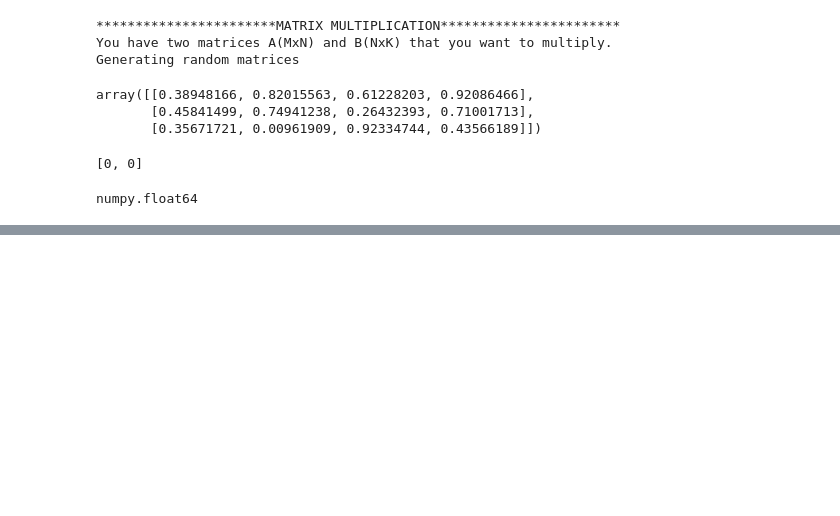
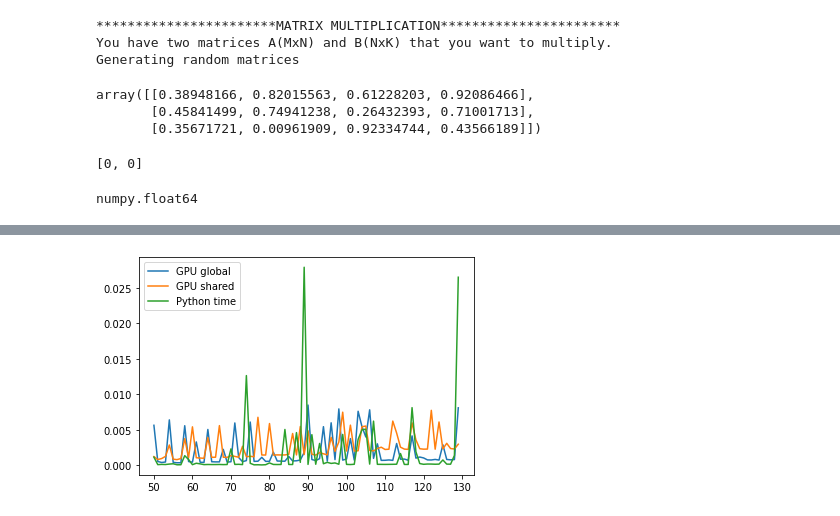
Before and after one commit to henrikhestnes/ECE277-GPU-Programming, a Jupyter notebook: final_project/code/test.ipynb, the cells around one changed output, grey strips where cells are left out. Drawn from its saved outputs; the diff is of its cells as text; code cells hidden in the pictures; blank space fills up the shorter version.

Commit message:
shared memory working with arbitrary sized matrices

```diff
--- a/final_project/code/test.ipynb
+++ b/final_project/code/test.ipynb
@@ -70,3 +70,101 @@ B = np.random.rand(3, 2)
 type(A[0, 0])
 # %% [output]
 numpy.float64
+# %%
+import numpy as np
+import time
+import matplotlib.pyplot as plt
+
+import sys
+sys.path.append('build')
+import gpu_library
+
+def python_multiply(A, B):
+    start = time.perf_counter()
+    C = A @ B
+    end = time.perf_counter()
+    print(f"Python matrix multiplication took {end-start} seconds")
+    return C
+
+
+def main():
+    # print("***********************MATRIX MULTIPLICATION***********************")
+    # one_more_time = "y"
+    # while(one_more_time == "y"):
+    #     print("You have two matrices A(MxN) and B(NxK) that you want to multiply.")
+    #     M, N, K = input("Enter their dimensions(M, N, K): ").split(",")
+    #     M, N, K = int(M), int(N), int(K)
+
+    #     A = np.random.rand(M, N)
+    #     B = np.random.rand(N, K)
+
+    #     own_elements = input("Do you want to specify your own elements?(y/n) ").lower()
+
+    #     if own_elements == "y":
+    #         for i in range(M):
+    #             for j in range(N):
+    #                 A[i, j] = float(input(f"Chose element ({i}, {j}) of matrix A: "))
+    #         for i in range(N):
+    #             for j in range(K):
+    #                 B[i, j] = float(input(f"Chose element ({i}, {j}) of matrix B: "))
+
+    #     python_multiply(A, B)
+
+
+
+    #     one_more_time = input("Do you want to calculate anoter matrix multiply?(y/n) ").lower()
+    # start = time.perf_counter()
+    # C_CPU = np.zeros(M*K)
+    # gpu_library.cpu_matrix_multiply(A.reshape(M*N), B.reshape(N*K), C_CPU, M, N, K)
+    # end = time.perf_counter()
+    # print("CPU in C++ time: " + str(end-start))
+    # M, N, K = 32*4, 32*4, 32*4
+    m, n, k = [i for i in range(70, 150)], [i for i in range(50, 200)], [i for i in range(50, 200)]
+    time_gpu_global = []
+    time_gpu_shared = []
+    time_python = []
+    Ns = []
+
+    for M, N, K in zip(m, n, k):
+        Ns.append(N)
+        A = np.random.rand(M, N)
+        B = np.random.rand(N, K)
+
+        start = time.perf_counter()
+        C_GPU_GLOBAL = np.zeros(M*K)
+        gpu_library.cuda_global_matrix_multiply(A.reshape(M*N), B.reshape(N*K), C_GPU_GLOBAL, M, N, K)
+        end = time.perf_counter()
+        time_gpu_global.append(end-start)
+        print("GPU with only global memory time: " + str(end-start))
+
+        start = time.perf_counter()
+        C_GPU_SHARED = np.zeros(M*K)
+        gpu_library.cuda_shared_matrix_multiply(A.reshape(M*N), B.reshape(N*K), C_GPU_SHARED, M, N, K)
+        end = time.perf_counter()
+        time_gpu_shared.append(end-start)
+        print("GPU with shared memory time: " + str(end-start))
+
+        start = time.perf_counter()
+        C_PYTHON = A @ B
+        end = time.perf_counter()
+        time_python.append(end-start)
+        print("Python time: " + str(end-start))
+
+
+        if not np.allclose(C_GPU_SHARED.reshape(M, K),C_PYTHON):
+            print(f"Error on shared size {N}")
+
+        if not np.allclose(C_GPU_GLOBAL.reshape(M, K),C_PYTHON):
+            print(f"Error on global size {N}")
+    plt.plot(Ns, time_gpu_global)
+    plt.plot(Ns, time_gpu_shared)
+    plt.plot(Ns, time_python)
+    plt.legend(["GPU global", "GPU shared", "Python time"])
+    plt.show
+    # print(f"\nCPU in C++ result correct: {np.allclose(C_CPU.reshape(M, K),C_PYTHON)}")
+    # print(f"GPU with only global memory correct: {np.allclose(C_GPU_GLOBAL.reshape(M, K),C_PYTHON)}")
+    # print(f"GPU with shared memory correct: {np.allclose(C_GPU_SHARED.reshape(M, K),C_PYTHON)}")
+
+
+main()
+# %% [output]
@@ -72,0 +188 @@ numpy.float64
+[figure, added]
```
Also changed, not shown: parts of 1 cell of this notebook, 2 other files.
